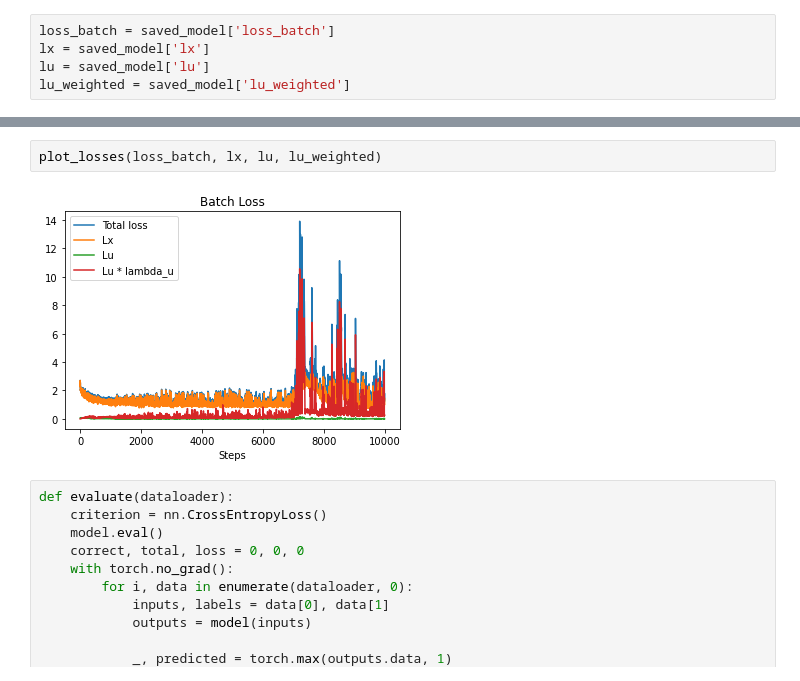
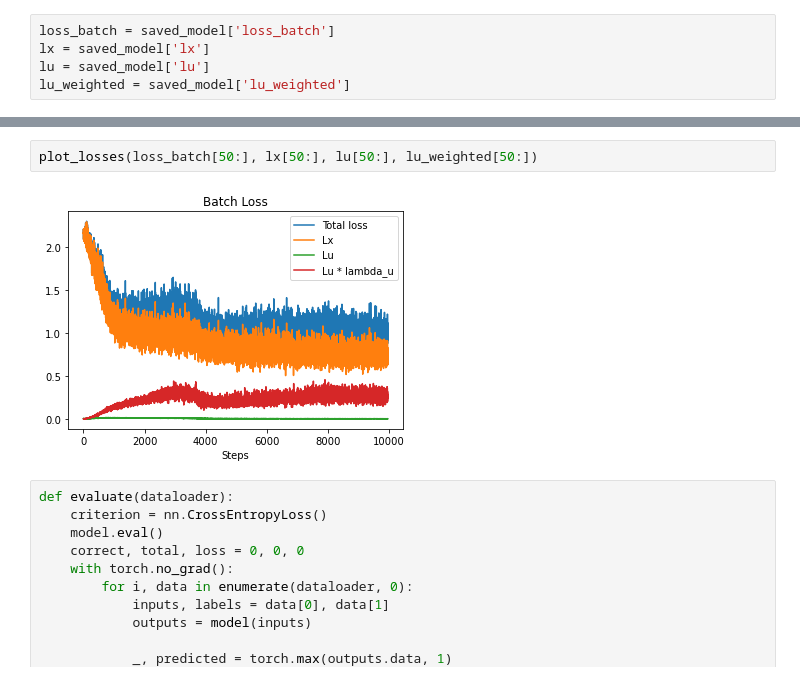
Before and after one commit to Morales97/MixMatch_and_Beyond, a Jupyter notebook: notebooks/load_model.ipynb, the cells around one changed output, grey strips where cells are left out. Cells and saved outputs as stored; diff of their text form.

```diff
--- a/notebooks/load_model.ipynb
+++ b/notebooks/load_model.ipynb
@@ -44,7 +85,7 @@ plot_acc(acc_train, acc_val, step=500)
 # %%
-plot_losses(loss_batch, lx, lu, lu_weighted)
+plot_losses(loss_batch[50:], lx[50:], lu[50:], lu_weighted[50:])
 # %% [output]
-[figure, old version]
+[figure, new version]
 # %%
 def evaluate(dataloader):
     criterion = nn.CrossEntropyLoss()
```
Also changed, not shown: parts of 8 cells of this notebook, 3 other files.
